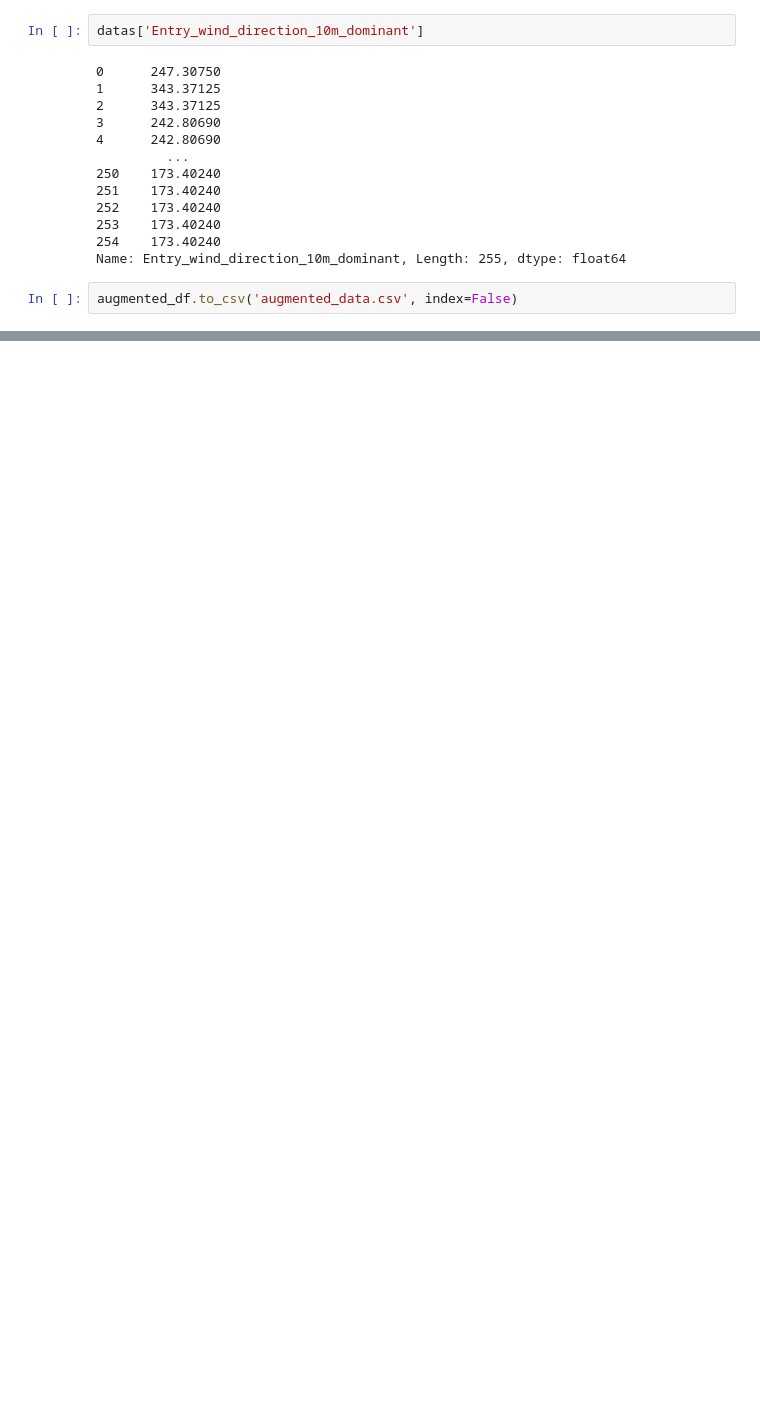
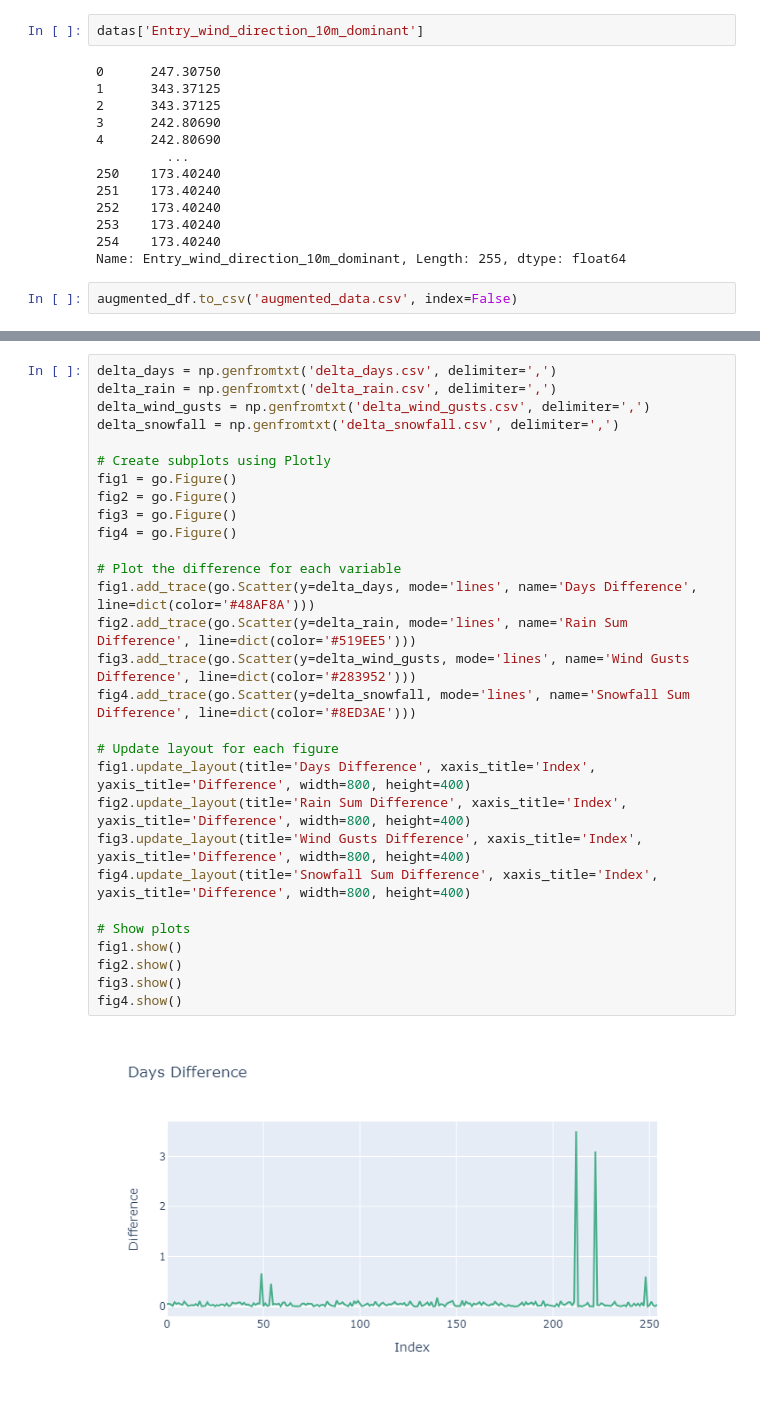
Before and after one commit to ThomasSecco/Hackathon, a Jupyter notebook: notebooks/Noising.ipynb, the cells around one changed output, grey strips where cells are left out. Cells and saved outputs as stored; diff of their text form; blank space fills up the shorter version.

```diff
--- a/notebooks/Noising.ipynb
+++ b/notebooks/Noising.ipynb
@@ -202,0 +284,31 @@ augmented_df.to_csv('augmented_data.csv', index=False)
+# %%
+delta_days = np.genfromtxt('delta_days.csv', delimiter=',')
+delta_rain = np.genfromtxt('delta_rain.csv', delimiter=',')
+delta_wind_gusts = np.genfromtxt('delta_wind_gusts.csv', delimiter=',')
+delta_snowfall = np.genfromtxt('delta_snowfall.csv', delimiter=',')
+
+# Create subplots using Plotly
+fig1 = go.Figure()
+fig2 = go.Figure()
+fig3 = go.Figure()
+fig4 = go.Figure()
+
+# Plot the difference for each variable
+fig1.add_trace(go.Scatter(y=delta_days, mode='lines', name='Days Difference', line=dict(color='#48AF8A')))
+fig2.add_trace(go.Scatter(y=delta_rain, mode='lines', name='Rain Sum Difference', line=dict(color='#519EE5')))
+fig3.add_trace(go.Scatter(y=delta_wind_gusts, mode='lines', name='Wind Gusts Difference', line=dict(color='#283952')))
+fig4.add_trace(go.Scatter(y=delta_snowfall, mode='lines', name='Snowfall Sum Difference', line=dict(color='#8ED3AE')))
+
+# Update layout for each figure
+fig1.update_layout(title='Days Difference', xaxis_title='Index', yaxis_title='Difference', width=800, height=400)
+fig2.update_layout(title='Rain Sum Difference', xaxis_title='Index', yaxis_title='Difference', width=800, height=400)
+fig3.update_layout(title='Wind Gusts Difference', xaxis_title='Index', yaxis_title='Difference', width=800, height=400)
+fig4.update_layout(title='Snowfall Sum Difference', xaxis_title='Index', yaxis_title='Difference', width=800, height=400)
+
+# Show plots
+fig1.show()
+fig2.show()
+fig3.show()
+fig4.show()
+# %% [output]
+[figure, added]
```
Also changed, not shown: parts of 15 cells of this notebook, 10 other files.
